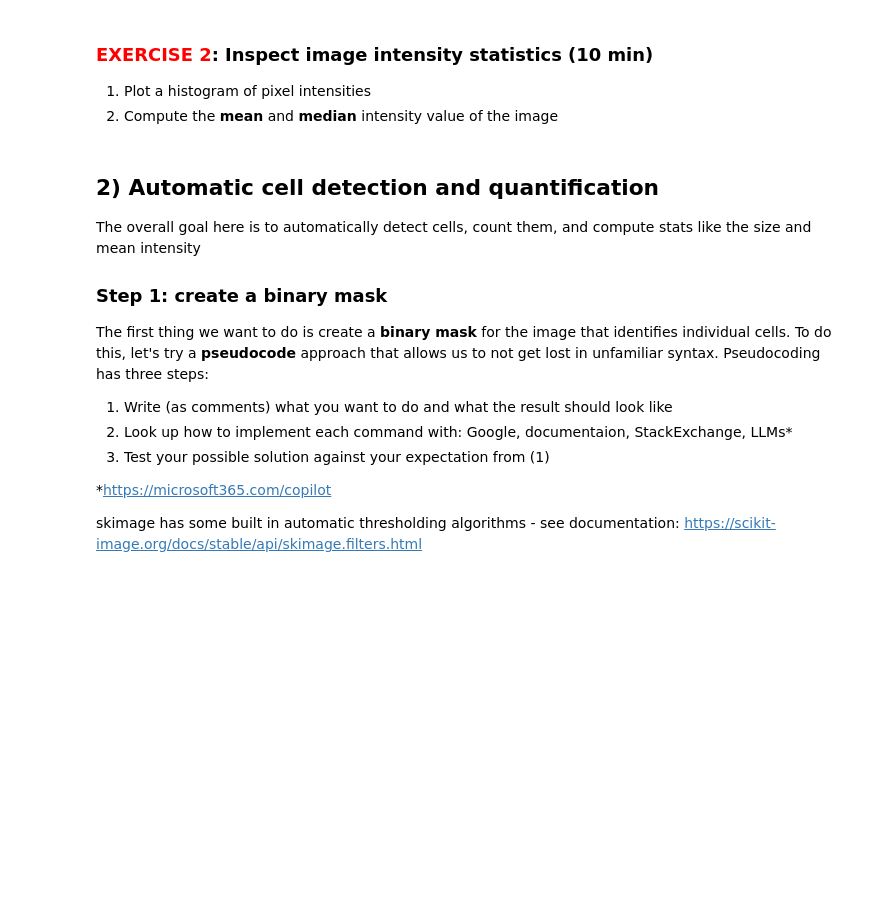
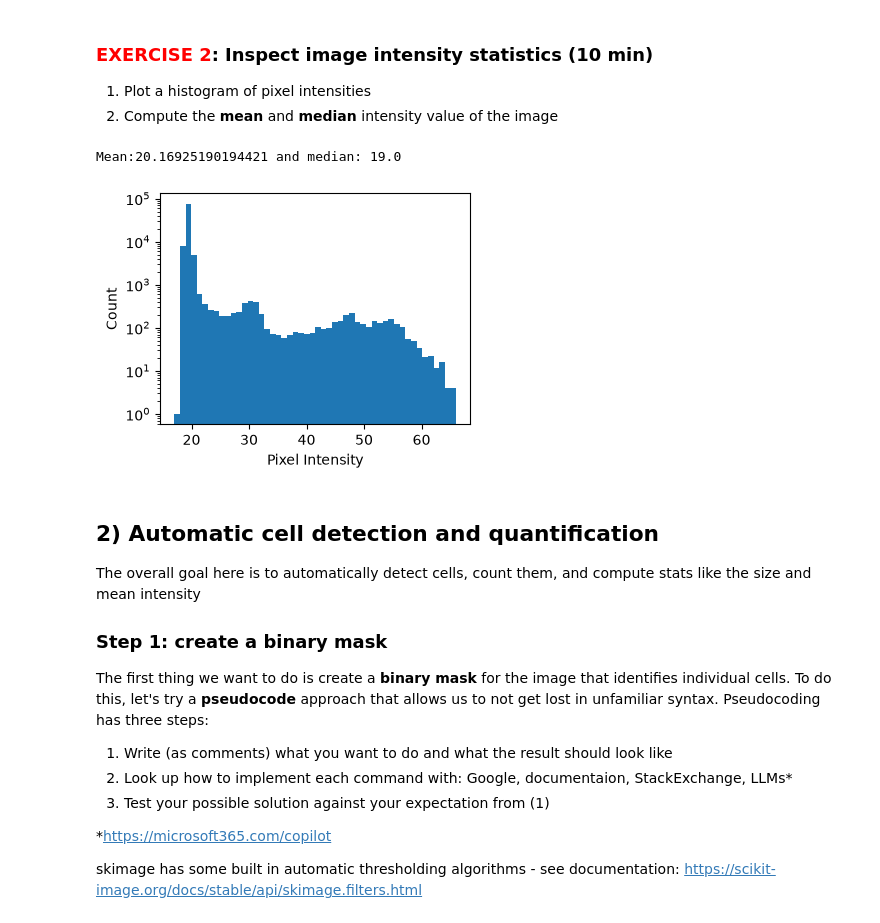
Before and after one commit to HeroHTML5/ABIO558-Ad, a Jupyter notebook: miniproject_3_blank.ipynb, the cells around one changed output. Saved outputs shown, nothing was run; the diff lists cells and outputs as text; code cells hidden in the pictures; blank space fills up the shorter version.

```diff
--- a/miniproject_3_blank.ipynb
+++ b/miniproject_3_blank.ipynb
@@ -44,6 +83,20 @@ Also note the direction of the y axis when displaying the image
 ### <span style='color:red;'>EXERCISE 2</span>: Inspect image intensity statistics (10 min)
 1. Plot a histogram of pixel intensities
 2. Compute the **mean** and **median** intensity value of the image
+# %%
+fh, ax = plt.subplots(1, 1, figsize=(4,3))
+ax.hist(img_cells.flatten(), bins=50)
+ax.set_ylabel('Count')
+ax.set_xlabel('Pixel Intensity')
+ax.set_yscale('log') # Rescales y to visualize the pixel intensities of all counts better
+
+median_intensity = np.median(img_cells)
+mean_intensity = np.mean(img_cells)
+
+print(f'Mean:{mean_intensity} and median: {median_intensity}')
+# %% [output]
+Mean:20.16925190194421 and median: 19.0
+[figure, added]
 # %% [markdown]
 ## 2) Automatic cell detection and quantification
 
```
Also changed, not shown: parts of 6 cells of this notebook.
